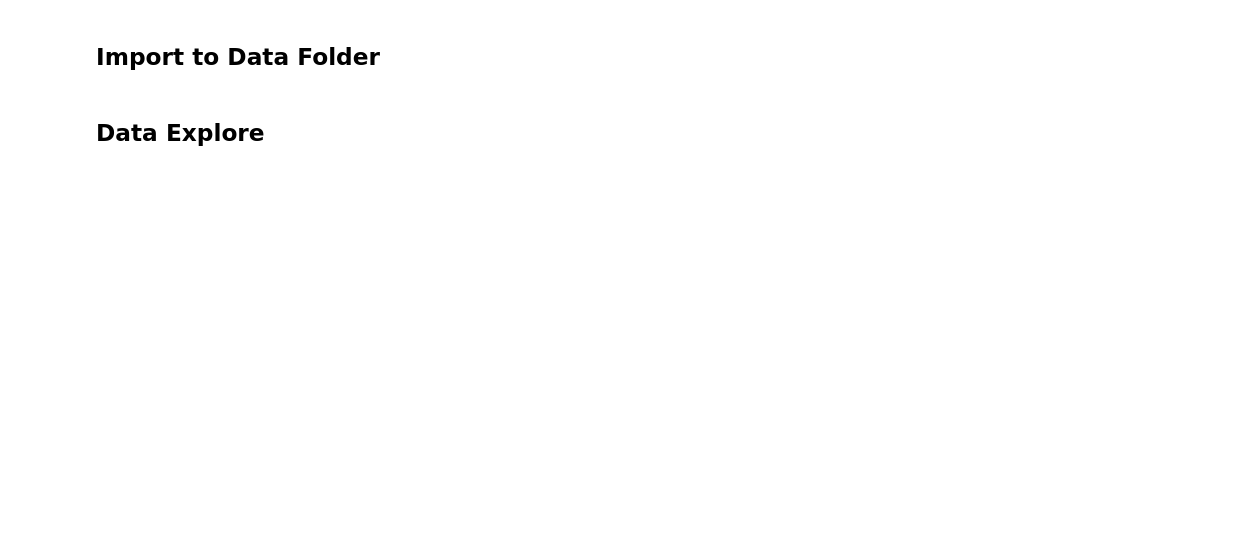
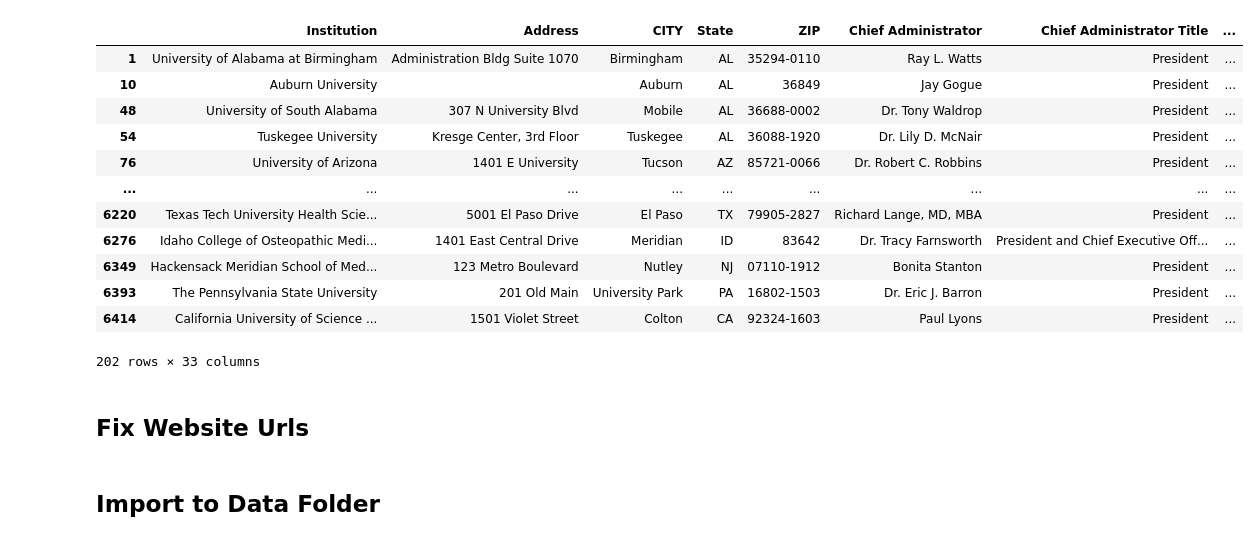
Before and after one commit to alvessab/project3_US_colleges, a Jupyter notebook: data cleaning/data cleaning files/IPED_data_clean_and_explore.ipynb, the cells around one changed output. Saved outputs shown, nothing was run; the diff lists cells and outputs as text; code cells hidden in the pictures; blank space fills up the shorter version.

```diff
--- a/data cleaning/data cleaning files/IPED_data_clean_and_explore.ipynb
+++ b/data cleaning/data cleaning files/IPED_data_clean_and_explore.ipynb
@@ -406,0 +409,3 @@ df20.head()
+# %%
+df21 = df20.copy()
+df21.info()
@@ -406,0 +430,34 @@ df20.head()
+# %%
+df21 = df21.rename(columns= {"INSTNM": "Institution",
+                            "ADDR": "Address",
+                            "STABBR": "State",
+                            "CHFNM": "Chief Administrator",
+                            "CHFTITLE": "Chief Administrator Title",
+                            "OPEFLAG": "Eligibility For Title IV Aid",
+                            "WEBADDR": "Web Address",
+                            "ADMINURL": "Admissions",
+                            "FAIDURL": "Financial Aid",
+                            "APPLURL": "Apply URL",
+                            "NPRICURL": "Net Price Calculator",
+                            "VETURL": "Veteran's URL",
+                            "ATHURL": "Athlete's URL",
+                            "DISAURL": "Disabilities Services",
+                            "SECTOR": "Sector",
+                            "HLOFFER": "Highest Level of Offering",
+                            "DEGGRANT": "Degree Granting Status",
+                            "HOSPITAL": "Hospital Available",
+                            "MEDICAL": "Medical Degree Granting",
+                            "OPENPUBL": "Open for Admission to the General Public",
+                            "INSTCAT": "Degree Level Offered",
+                            "C18IPUG": "Undergraduate Instructional Program Classification",
+                             "C18UGPRF": "Undergraduate Profile Classification",
+                             "C18ENPRF": "Enrollment Profile Classification",
+                             "C18SZSET": "Size and Setting Classification",
+                             "CCBASIC": "Basic Classification",
+                             "LONGITUD": "Longitude",
+                             "LATITUDE": "Latitude",
+                             "TRIBAL": "Tribal",
+                             "LOCALE": "Locale"
+                            })
+
+df21.head()
@@ -406,0 +487,19 @@ df20.head()
+# %%
+mask = df21["Medical Degree Granting"] == "Yes"
+df21.loc[mask]
+# %% [output]
+|  | Institution | Address | CITY | State | ZIP | Chief Administrator | Chief Administrator Title | ... |
+| 1 | University of Alabama at Birmingham | Administration Bldg Suite 1070 | Birmingham | AL | 35294-0110 | Ray L. Watts | President | ... |
+| 10 | Auburn University |  | Auburn | AL | 36849 | Jay Gogue | President | ... |
+| 48 | University of South Alabama | 307 N University Blvd | Mobile | AL | 36688-0002 | Dr. Tony Waldrop | President | ... |
+| 54 | Tuskegee University | Kresge Center, 3rd Floor | Tuskegee | AL | 36088-1920 | Dr. Lily D. McNair | President | ... |
+| 76 | University of Arizona | 1401 E University | Tucson | AZ | 85721-0066 | Dr. Robert C. Robbins | President | ... |
+| ... | ... | ... | ... | ... | ... | ... | ... | ... |
+| 6220 | Texas Tech University Health Scie... | 5001 El Paso Drive | El Paso | TX | 79905-2827 | Richard Lange, MD, MBA | President | ... |
+| 6276 | Idaho College of Osteopathic Medi... | 1401 East Central Drive | Meridian | ID | 83642 | Dr. Tracy Farnsworth | President and Chief Executive Off... | ... |
+| 6349 | Hackensack Meridian School of Med... | 123 Metro Boulevard | Nutley | NJ | 07110-1912 | Bonita Stanton | President | ... |
+| 6393 | The Pennsylvania State University | 201 Old Main | University Park | PA | 16802-1503 | Dr. Eric J. Barron | President | ... |
+| 6414 | California University of Science ... | 1501 Violet Street | Colton | CA | 92324-1603 | Paul Lyons | President | ... |
+202 rows × 33 columns
+# %% [markdown]
+## Fix Website Urls
@@ -411,2 +514,0 @@ df20.to_csv("../../static/data/IPEDs.csv")
-# %% [markdown]
-## Data Explore
```
Also changed, not shown: parts of 7 cells of this notebook, 9 other files.
